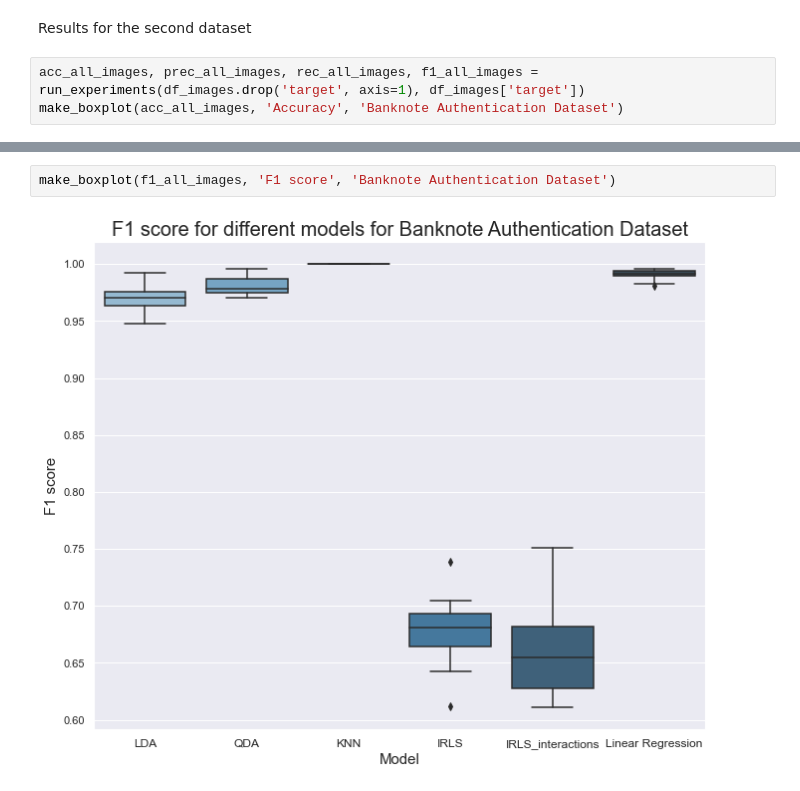
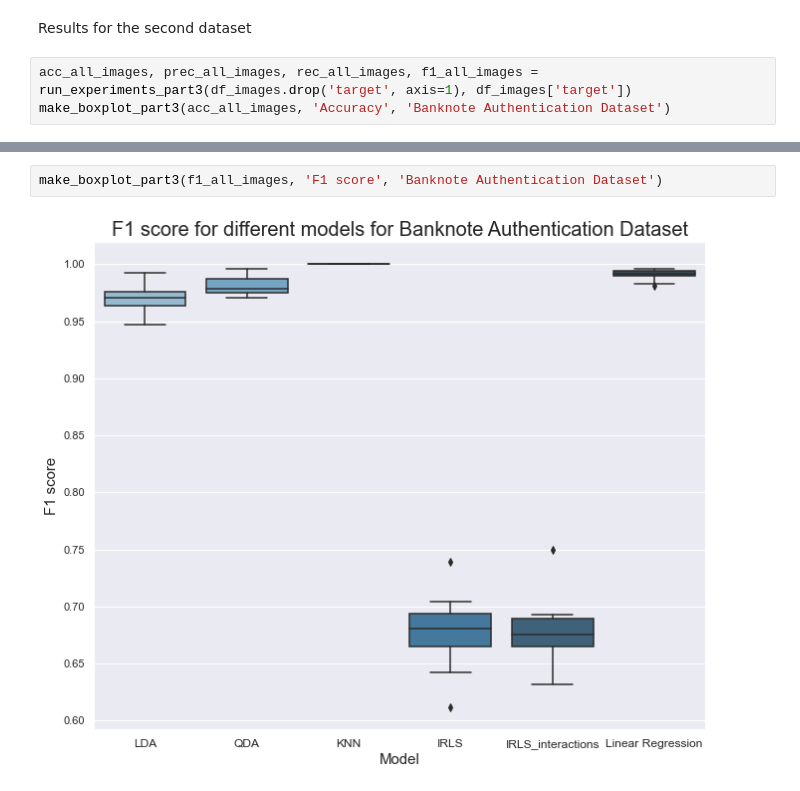
Before and after one commit to MaroonBlue/AML_Project1_IRLS, a Jupyter notebook: project_1_part3.ipynb, the cells around one changed output, grey strips where cells are left out. Cells and saved outputs as stored; diff of their text form.

```diff
--- a/project_1_part3.ipynb
+++ b/project_1_part3.ipynb
@@ -243,6 +149,6 @@ make_boxplot(f1_all_breast, 'F1 score', 'Breast Cancer Dataset')
 # %% [markdown]
 Results for the second dataset
 # %%
-acc_all_images, prec_all_images, rec_all_images, f1_all_images = run_experiments(df_images.drop('target', axis=1), df_images['target'])
-make_boxplot(acc_all_images, 'Accuracy', 'Banknote Authentication Dataset')
+acc_all_images, prec_all_images, rec_all_images, f1_all_images = run_experiments_part3(df_images.drop('target', axis=1), df_images['target'])
+make_boxplot_part3(acc_all_images, 'Accuracy', 'Banknote Authentication Dataset')
 # %% [output]
@@ -258,4 +164,4 @@ make_boxplot(rec_all_images, 'Recall', 'Banknote Authentication Dataset')
 # %%
-make_boxplot(f1_all_images, 'F1 score', 'Banknote Authentication Dataset')
+make_boxplot_part3(f1_all_images, 'F1 score', 'Banknote Authentication Dataset')
 # %% [output]
-[figure, old version]
+[figure, new version]
```
Also changed, not shown: parts of 24 cells of this notebook, 3 other files.
